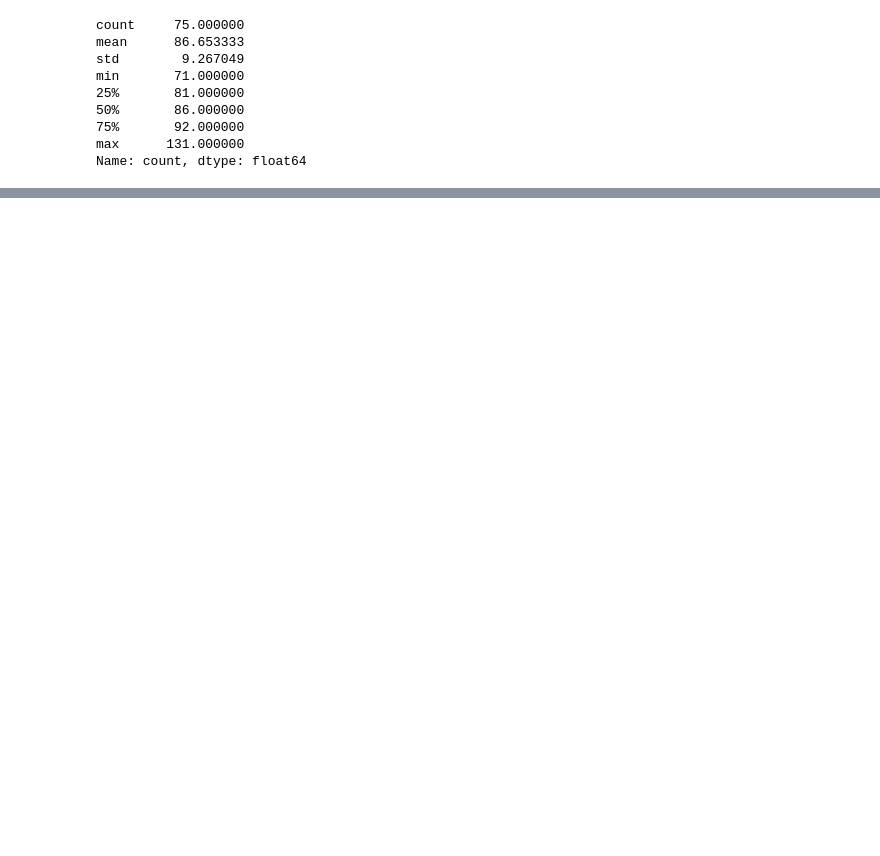
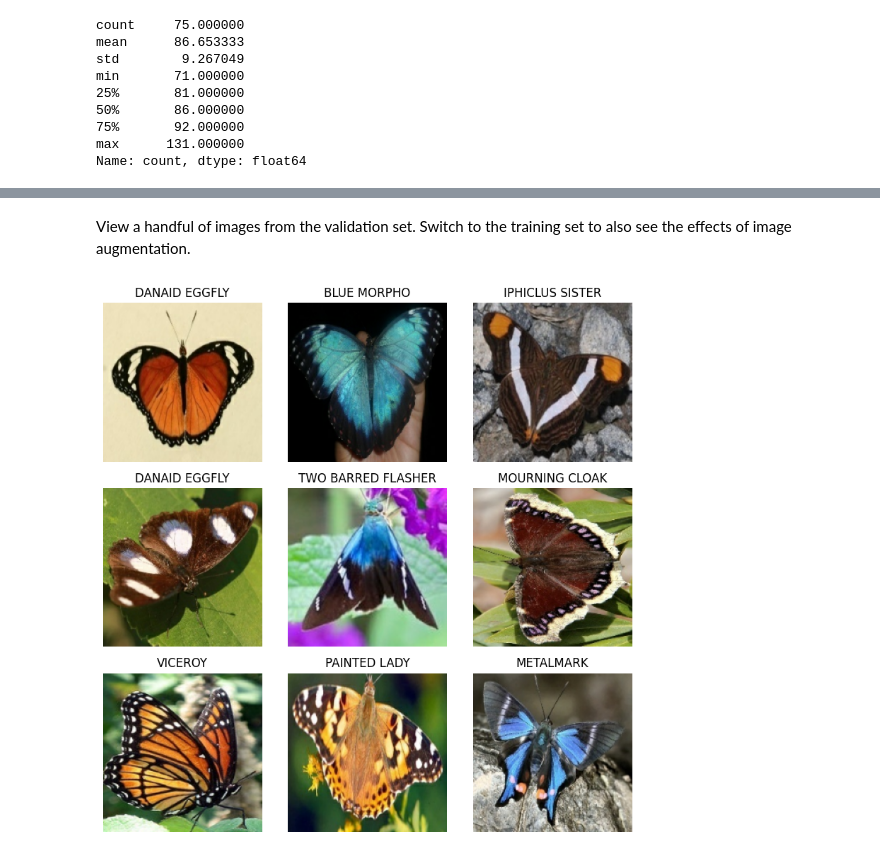
Before and after one commit to Segsfault/butterfly_classification, a Jupyter notebook: butterfly.ipynb, the cells around one changed output, grey strips where cells are left out. Drawn from its saved outputs; the diff is of its cells as text; code cells hidden in the pictures; blank space fills up the shorter version.

```diff
--- a/butterfly.ipynb
+++ b/butterfly.ipynb
@@ -182,3 +128,16 @@ Number of classes:  75
+# %% [markdown]
+View a handful of images from the validation set.  Switch to the training set to also see the effects of image augmentation.
+# %%
+plt.figure(figsize=(8, 8))
+for images, labels in validation_data.take(1):
+  for i in range(9):
+    ax = plt.subplot(3, 3, i + 1)
+    plt.imshow(images[i])
+    plt.title(class_names[labels[i]])
+    plt.axis("off")
+plt.tight_layout()
+# %% [output]
+[figure, added]
 # %%
 model = tf.keras.models.Sequential([
     tf.keras.layers.Conv2D(32, (3, 3), activation='relu', input_shape=(180, 180, 3)),
```
Also changed, not shown: parts of 13 cells of this notebook, 1 other file.
